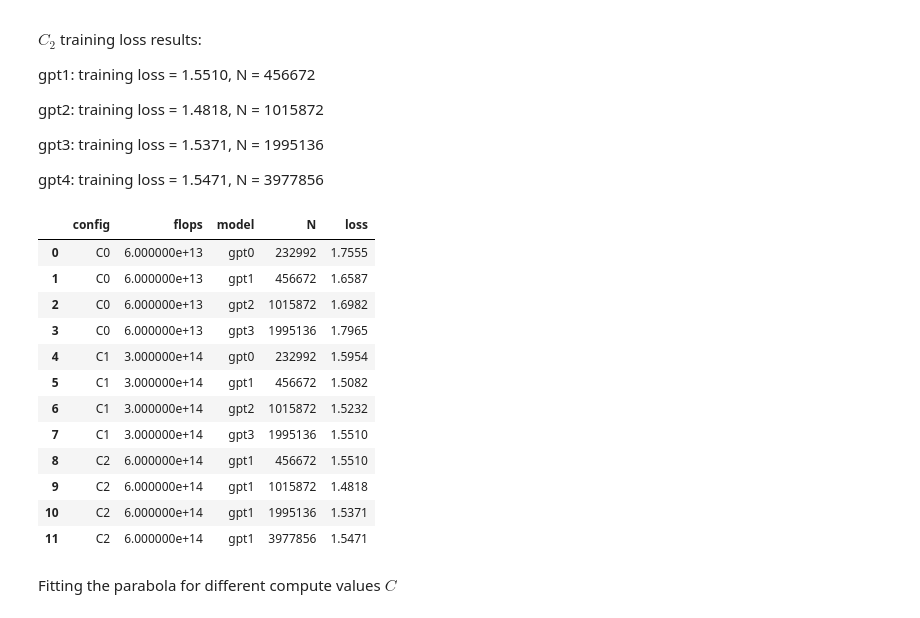
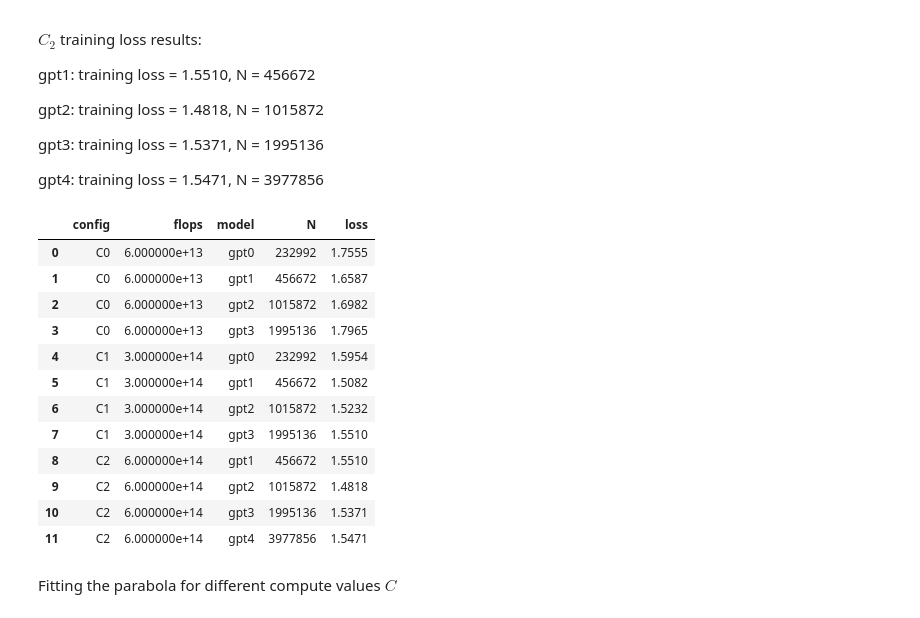
Before and after one commit to ianmm2d/nanoGPT-foundation-models, a Jupyter notebook: scaling_laws.ipynb, the cells around one changed output. Cells and saved outputs as stored; diff of their text form; code cells hidden in the pictures.

```diff
--- a/scaling_laws.ipynb
+++ b/scaling_laws.ipynb
@@ -625,39 +625,39 @@ gpt4: training loss = 1.5471, N = 3977856
 import pandas as pd
 
 data_points = [
     {"config": "C0", "flops": C_0, "model": "gpt0", "N": 232992, "loss": 1.7555},
     {"config": "C0", "flops": C_0, "model": "gpt1", "N": 456672, "loss": 1.6587},
     {"config": "C0", "flops": C_0, "model": "gpt2", "N": 1015872, "loss": 1.6982},
     {"config": "C0", "flops": C_0, "model": "gpt3", "N": 1995136, "loss": 1.7965},
 
     # Adding a new C1 sample for model gpt-0, for better fitting
     {"config": "C1", "flops": C_1, "model": "gpt0", "N": 232992, "loss": 1.5954},
     {"config": "C1", "flops": C_1, "model": "gpt1", "N": 456672, "loss": 1.5082},
     {"config": "C1", "flops": C_1, "model": "gpt2", "N": 1015872, "loss": 1.5232},
     {"config": "C1", "flops": C_1, "model": "gpt3", "N": 1995136, "loss": 1.5510},
 
     {"config": "C2", "flops": C_2, "model": "gpt1", "N": 456672, "loss": 1.5510},
-    {"config": "C2", "flops": C_2, "model": "gpt1", "N": 1015872, "loss": 1.4818},
-    {"config": "C2", "flops": C_2, "model": "gpt1", "N": 1995136, "loss": 1.5371},
-    {"config": "C2", "flops": C_2, "model": "gpt1", "N": 3977856, "loss": 1.5471},
+    {"config": "C2", "flops": C_2, "model": "gpt2", "N": 1015872, "loss": 1.4818},
+    {"config": "C2", "flops": C_2, "model": "gpt3", "N": 1995136, "loss": 1.5371},
+    {"config": "C2", "flops": C_2, "model": "gpt4", "N": 3977856, "loss": 1.5471},
 ]
 
 df = pd.DataFrame(data_points)
 df
 # %% [output]
 |  | config | flops | model | N | loss |
 | 0 | C0 | 6.000000e+13 | gpt0 | 232992 | 1.7555 |
 | 1 | C0 | 6.000000e+13 | gpt1 | 456672 | 1.6587 |
 | 2 | C0 | 6.000000e+13 | gpt2 | 1015872 | 1.6982 |
 | 3 | C0 | 6.000000e+13 | gpt3 | 1995136 | 1.7965 |
 | 4 | C1 | 3.000000e+14 | gpt0 | 232992 | 1.5954 |
 | 5 | C1 | 3.000000e+14 | gpt1 | 456672 | 1.5082 |
 | 6 | C1 | 3.000000e+14 | gpt2 | 1015872 | 1.5232 |
 | 7 | C1 | 3.000000e+14 | gpt3 | 1995136 | 1.5510 |
 | 8 | C2 | 6.000000e+14 | gpt1 | 456672 | 1.5510 |
-| 9 | C2 | 6.000000e+14 | gpt1 | 1015872 | 1.4818 |
-| 10 | C2 | 6.000000e+14 | gpt1 | 1995136 | 1.5371 |
-| 11 | C2 | 6.000000e+14 | gpt1 | 3977856 | 1.5471 |
+| 9 | C2 | 6.000000e+14 | gpt2 | 1015872 | 1.4818 |
+| 10 | C2 | 6.000000e+14 | gpt3 | 1995136 | 1.5371 |
+| 11 | C2 | 6.000000e+14 | gpt4 | 3977856 | 1.5471 |
 # %% [markdown]
 Fitting the parabola for different compute values $ C $
 # %%
```
Also changed, not shown: parts of 1 cell of this notebook.
